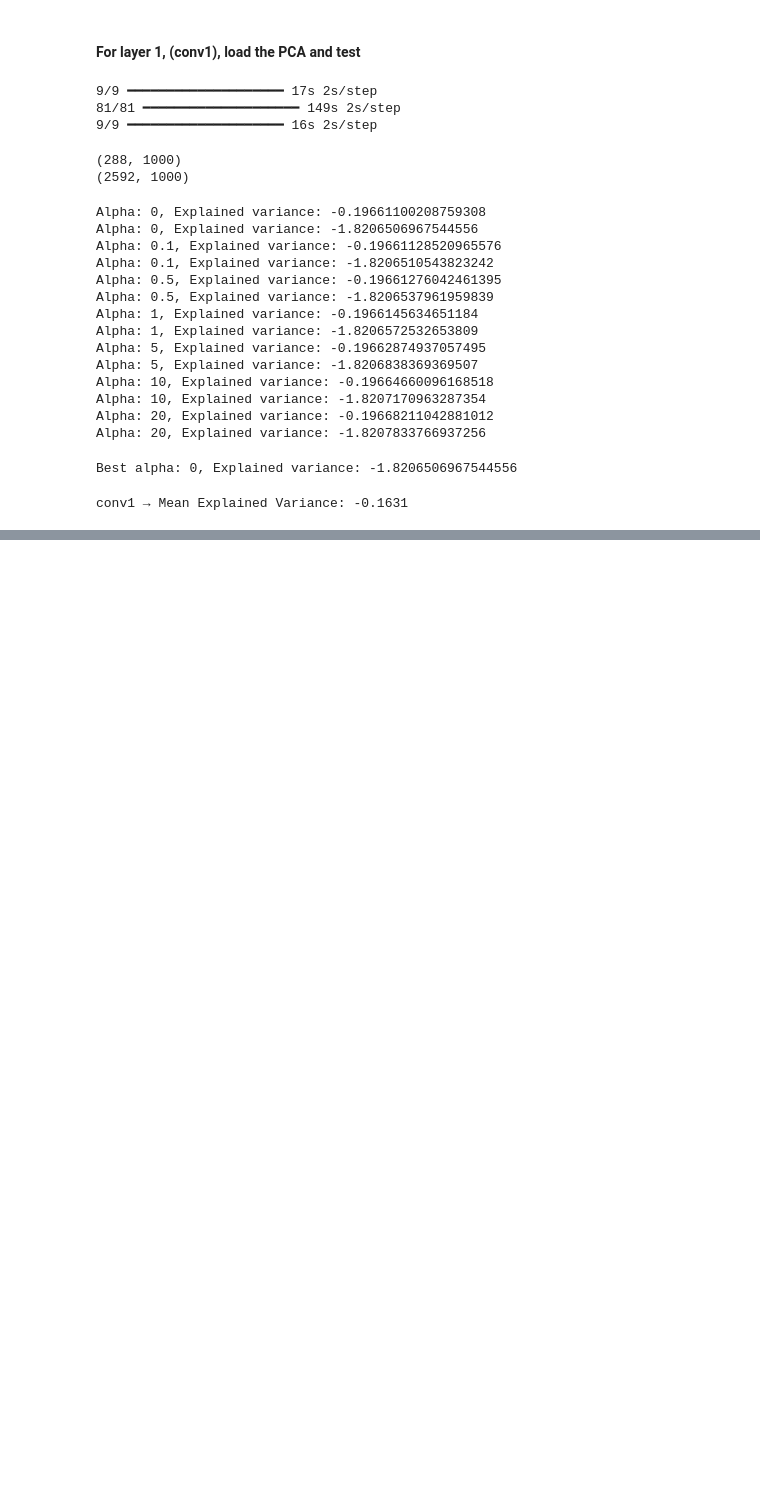
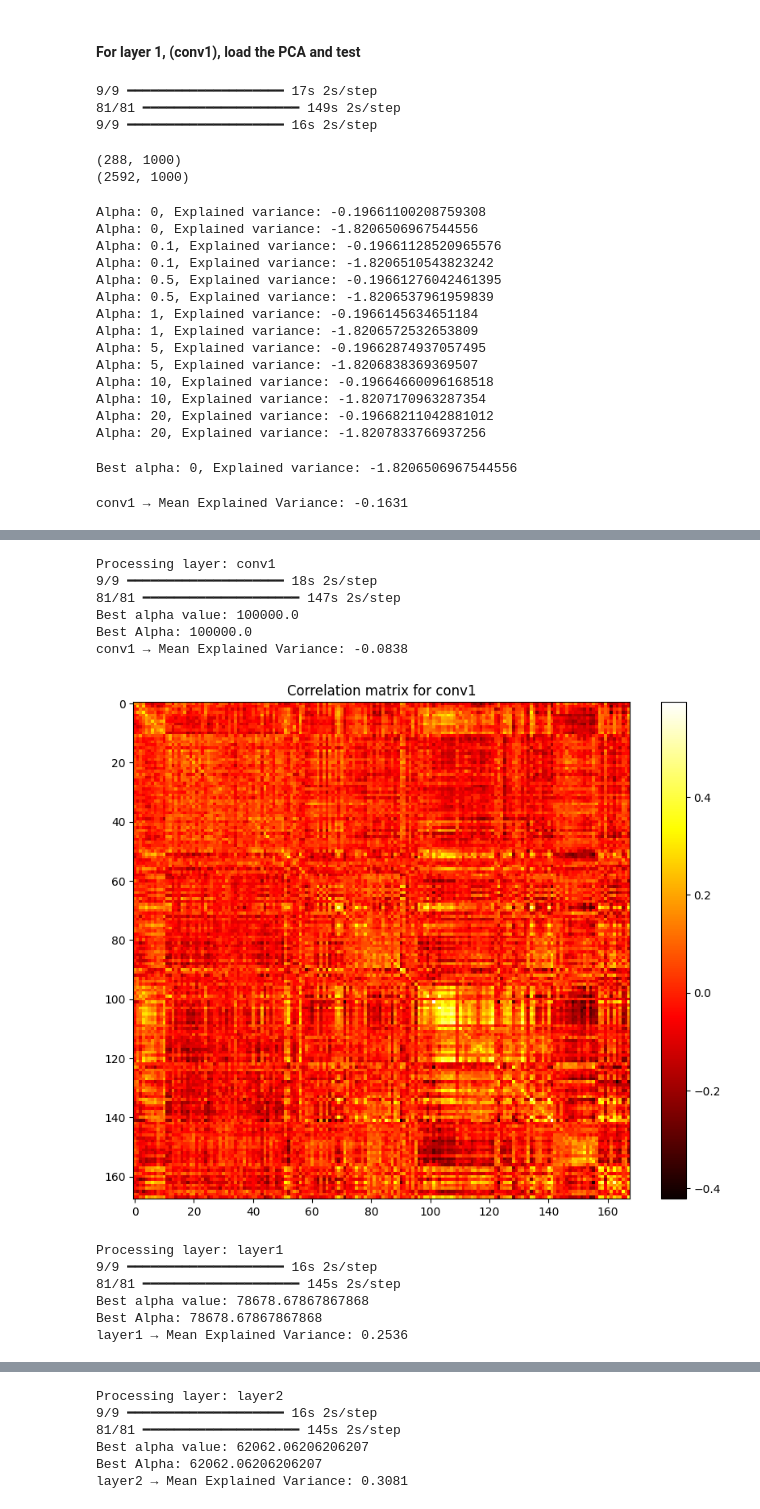
Before and after one commit to GuilhermeCosta-Ferreira/BLCI_G21, a Jupyter notebook: week6.ipynb, the cells around one changed output, grey strips where cells are left out. Drawn from its saved outputs; the diff is of its cells as text; code cells hidden in the pictures; blank space fills up the shorter version.

Commit message:
pushing the rest of the changes

```diff
--- a/week6.ipynb
+++ b/week6.ipynb
@@ -839,0 +891,74 @@ print(metrics['layer2'])
+# %%
+# loop over the rest of the layers
+layer_pca_models_rand_int = {}
+
+alphas = np.linspace(0, 1e5, 1000)
+param_grid = {'alpha': alphas}
+
+for layer_name in layer_map.keys():
+
+    print(f"Processing layer: {layer_name}")
+    layer_index = list(layer_map.keys()).index(layer_name)
+
+    # 1. Extract test activations
+    layer_test_acts = activation_model.predict(X_test_prep, batch_size=32)[layer_index]
+    layer_train_acts = activation_model.predict(X_train_prep, batch_size=32)[layer_index]
+    # layer_val_acts = activation_model.predict(X_test_prep, batch_size=32)[layer_index]
+    flat_test = layer_test_acts.reshape(layer_test_acts.shape[0], -1)
+    flat_train = layer_train_acts.reshape(layer_train_acts.shape[0], -1)
+
+    pca = joblib.load(f'pca_{layer_name}_randomly_inits.pkl')
+    test_pca = pca.transform(flat_test)
+    train_pca = pca.transform(flat_train)
+    ridge = Ridge()
+    # Use explained variance as the scoring metric
+    grid_search = GridSearchCV(ridge, param_grid, cv=5, scoring='explained_variance')
+    grid_search.fit(train_pca, spikes_train)
+
+    best_alpha = grid_search.best_params_['alpha']
+
+    # Apply ridge regression with the best alpha value
+    ridge = Ridge(alpha=best_alpha)
+
+    ridge.fit(train_pca, spikes_train)
+
+
+    print('Best Alpha: {}'.format(best_alpha))
+    # 5. Predict on test data using best alpha
+    preds = ridge.predict(test_pca)
+
+    ev = explained_variance_score(spikes_val, preds, multioutput='raw_values')
+    mean_ev = ev.mean()
+
+    print(f"{layer_name} → Mean Explained Variance: {mean_ev:.4f}")
+
+    # store the explained variance for each layer in a dictionary
+    layer_pca_models_rand_int[layer_name] = {
+        'model': ridge,
+        'explained_variance': mean_ev
+    }
+
+    # chceck the correlation metrics also of the predictions
+    correlation_matrix = np.corrcoef(spikes_val.T, preds.T)[:spikes_val.shape[1], spikes_val.shape[1]:]
+
+    # plot the correlation matrix
+    plt.figure(figsize=(10, 8))
+    plt.imshow(correlation_matrix, cmap='hot', interpolation='nearest')
+    # show the correlation matrix numberline for the colors
+    plt.colorbar()
+    plt.title(f'Correlation matrix for {layer_name}')
+    plt.show()
+# %% [output]
+Processing layer: conv1
+9/9 ━━━━━━━━━━━━━━━━━━━━ 18s 2s/step
+81/81 ━━━━━━━━━━━━━━━━━━━━ 147s 2s/step
+Best alpha value: 100000.0
+Best Alpha: 100000.0
+conv1 → Mean Explained Variance: -0.0838
+[figure, added]
+Processing layer: layer1
+9/9 ━━━━━━━━━━━━━━━━━━━━ 16s 2s/step
+81/81 ━━━━━━━━━━━━━━━━━━━━ 145s 2s/step
+Best alpha value: 78678.67867867868
+Best Alpha: 78678.67867867868
+layer1 → Mean Explained Variance: 0.2536
@@ -839,0 +966,6 @@ print(metrics['layer2'])
+Processing layer: layer2
+9/9 ━━━━━━━━━━━━━━━━━━━━ 16s 2s/step
+81/81 ━━━━━━━━━━━━━━━━━━━━ 145s 2s/step
+Best alpha value: 62062.06206206207
+Best Alpha: 62062.06206206207
+layer2 → Mean Explained Variance: 0.3081
```
Also changed, not shown: parts of 11 cells of this notebook.
